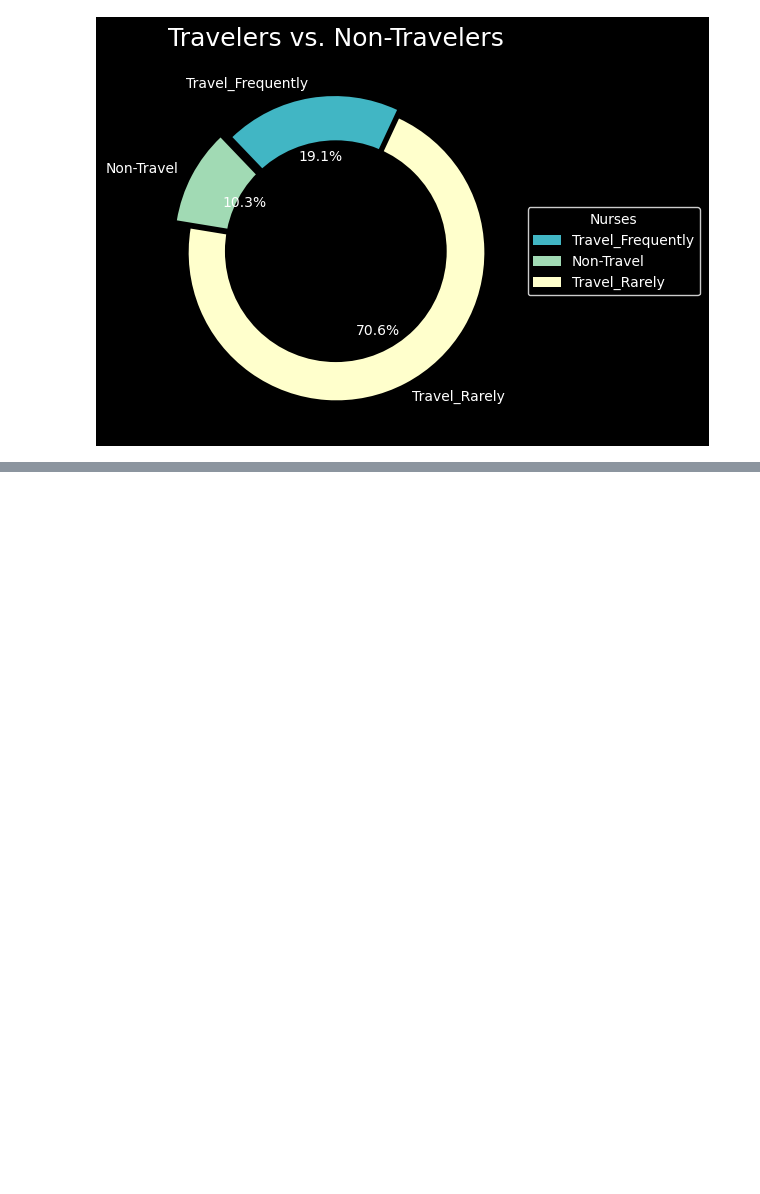
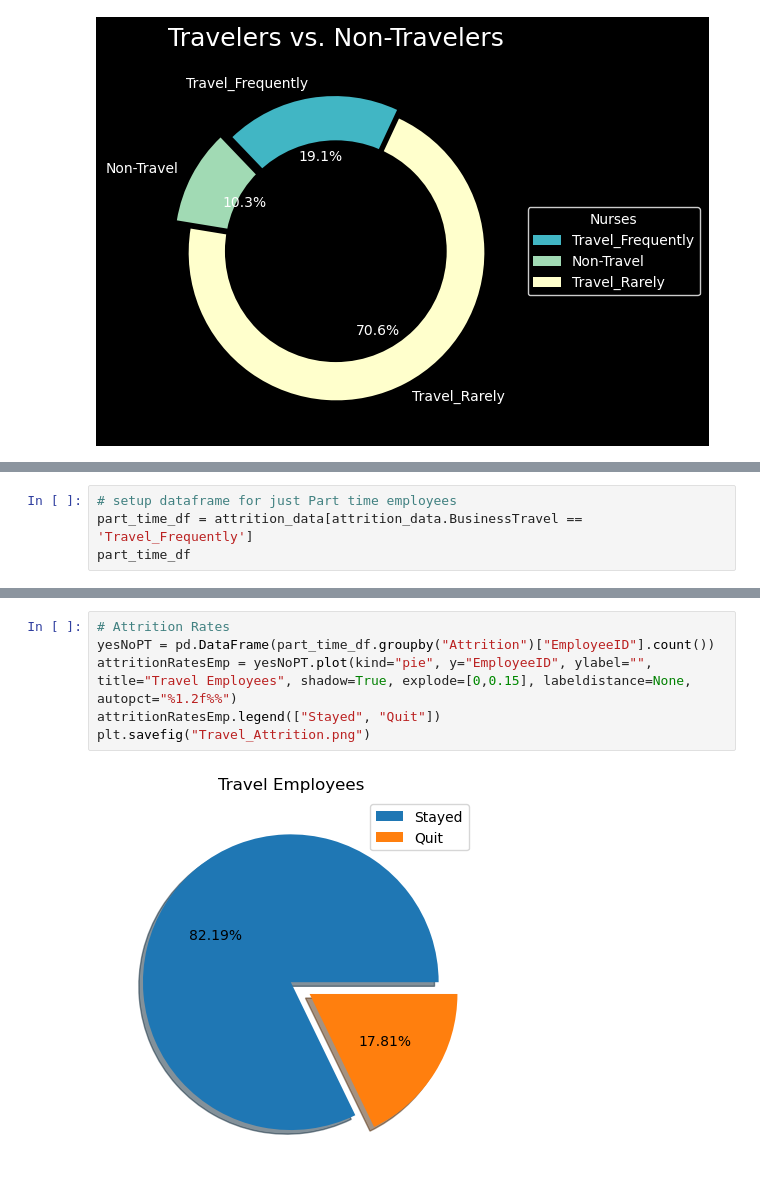
Before and after one commit to raamnath025/Project-1, a Jupyter notebook: RN Attrition.ipynb, the cells around one changed output, grey strips where cells are left out. Cells and saved outputs as stored; diff of their text form; blank space fills up the shorter version.

```diff
--- a/RN Attrition.ipynb
+++ b/RN Attrition.ipynb
@@ -1096,0 +1135,4 @@ plt.show()
+# %%
+# setup dataframe for just Part time employees
+part_time_df = attrition_data[attrition_data.BusinessTravel == 'Travel_Frequently']
+part_time_df
@@ -1096,0 +1163,8 @@ plt.show()
+# %%
+# Attrition Rates
+yesNoPT = pd.DataFrame(part_time_df.groupby("Attrition")["EmployeeID"].count())
+attritionRatesEmp = yesNoPT.plot(kind="pie", y="EmployeeID", ylabel="", title="Travel Employees", shadow=True, explode=[0,0.15], labeldistance=None, autopct="%1.2f%%")
+attritionRatesEmp.legend(["Stayed", "Quit"])
+plt.savefig("Travel_Attrition.png")
+# %% [output]
+[figure, added]
```
Also changed, not shown: parts of 25 cells of this notebook, 5 other files.
